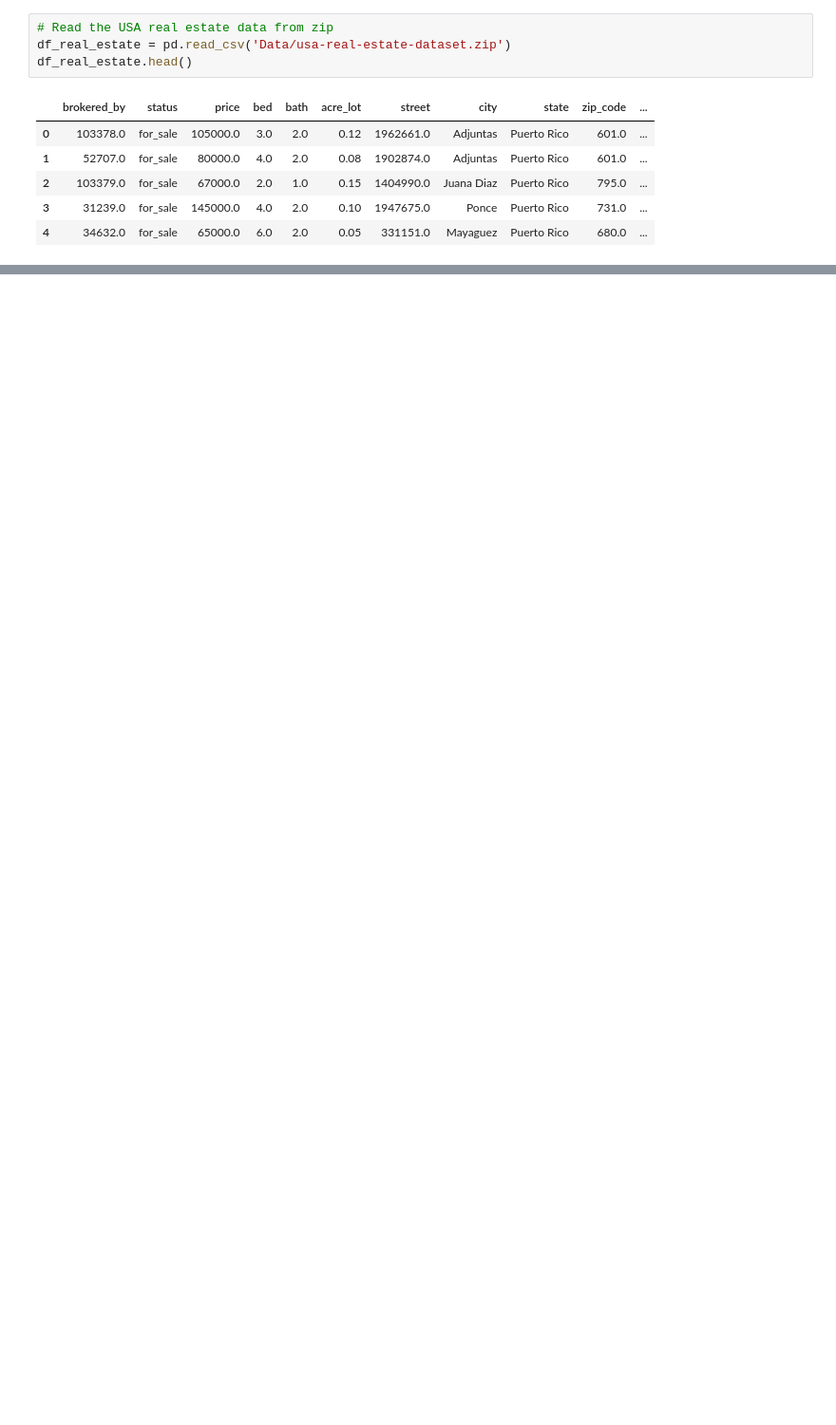
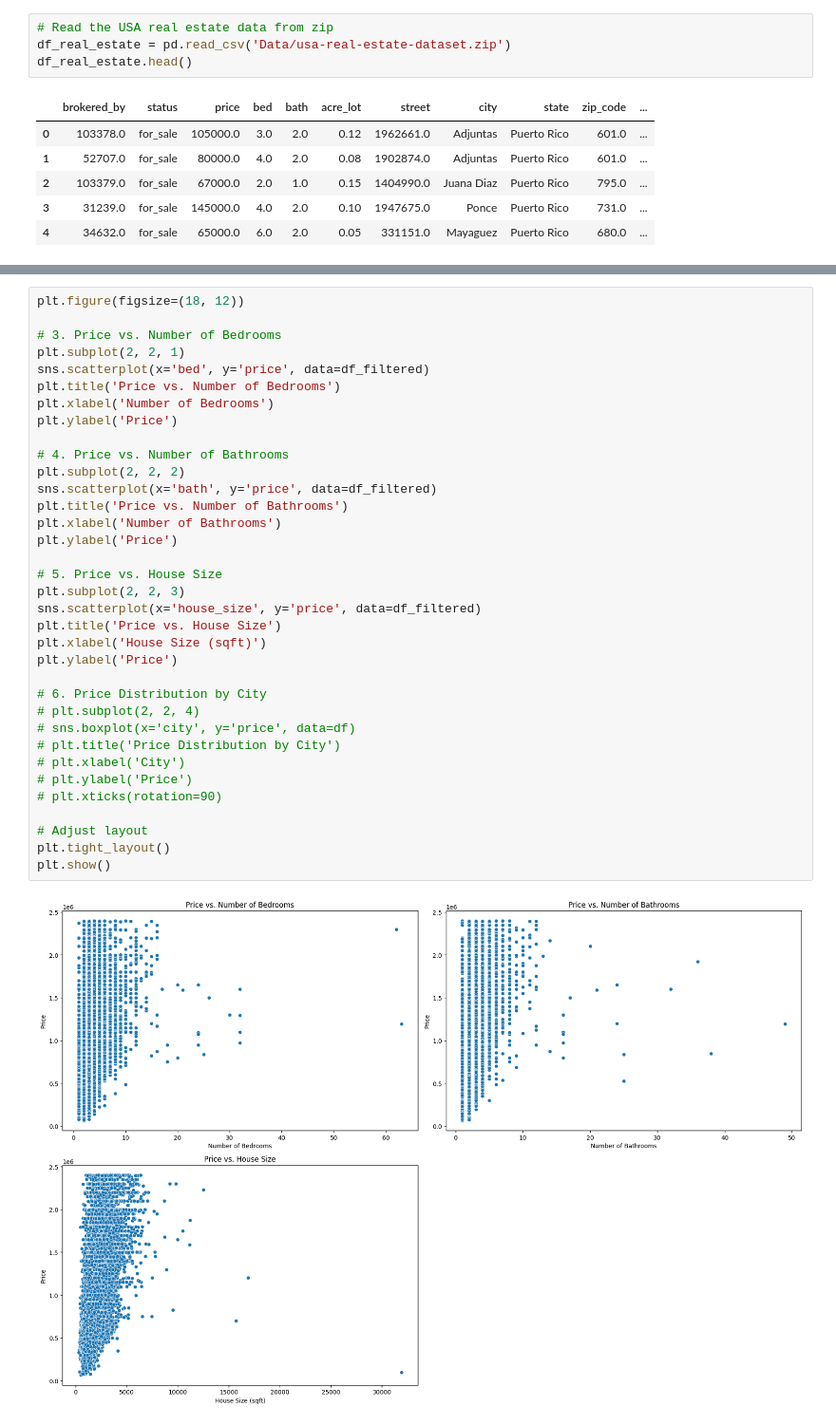
Before and after one commit to Peika44/Math189_HousePrice_Prediction, a Jupyter notebook: Data_Cleaning.ipynb, the cells around one changed output, grey strips where cells are left out. Shown at 95% size. Saved outputs shown, nothing was run; the diff lists cells and outputs as text; blank space fills up the shorter version.

```diff
--- a/Data_Cleaning.ipynb
+++ b/Data_Cleaning.ipynb
@@ -145,0 +252,37 @@ As finding the p-value from the Breusch-Pagan test, we can see it also violate t
+# %%
+plt.figure(figsize=(18, 12))
+
+# 3. Price vs. Number of Bedrooms
+plt.subplot(2, 2, 1)
+sns.scatterplot(x='bed', y='price', data=df_filtered)
+plt.title('Price vs. Number of Bedrooms')
+plt.xlabel('Number of Bedrooms')
+plt.ylabel('Price')
+
+# 4. Price vs. Number of Bathrooms
+plt.subplot(2, 2, 2)
+sns.scatterplot(x='bath', y='price', data=df_filtered)
+plt.title('Price vs. Number of Bathrooms')
+plt.xlabel('Number of Bathrooms')
+plt.ylabel('Price')
+
+# 5. Price vs. House Size
+plt.subplot(2, 2, 3)
+sns.scatterplot(x='house_size', y='price', data=df_filtered)
+plt.title('Price vs. House Size')
+plt.xlabel('House Size (sqft)')
+plt.ylabel('Price')
+
+# 6. Price Distribution by City
+# plt.subplot(2, 2, 4)
+# sns.boxplot(x='city', y='price', data=df)
+# plt.title('Price Distribution by City')
+# plt.xlabel('City')
+# plt.ylabel('Price')
+# plt.xticks(rotation=90)
+
+# Adjust layout
+plt.tight_layout()
+plt.show()
+# %% [output]
+[figure, added]
```
Also changed, not shown: parts of 61 cells of this notebook.
